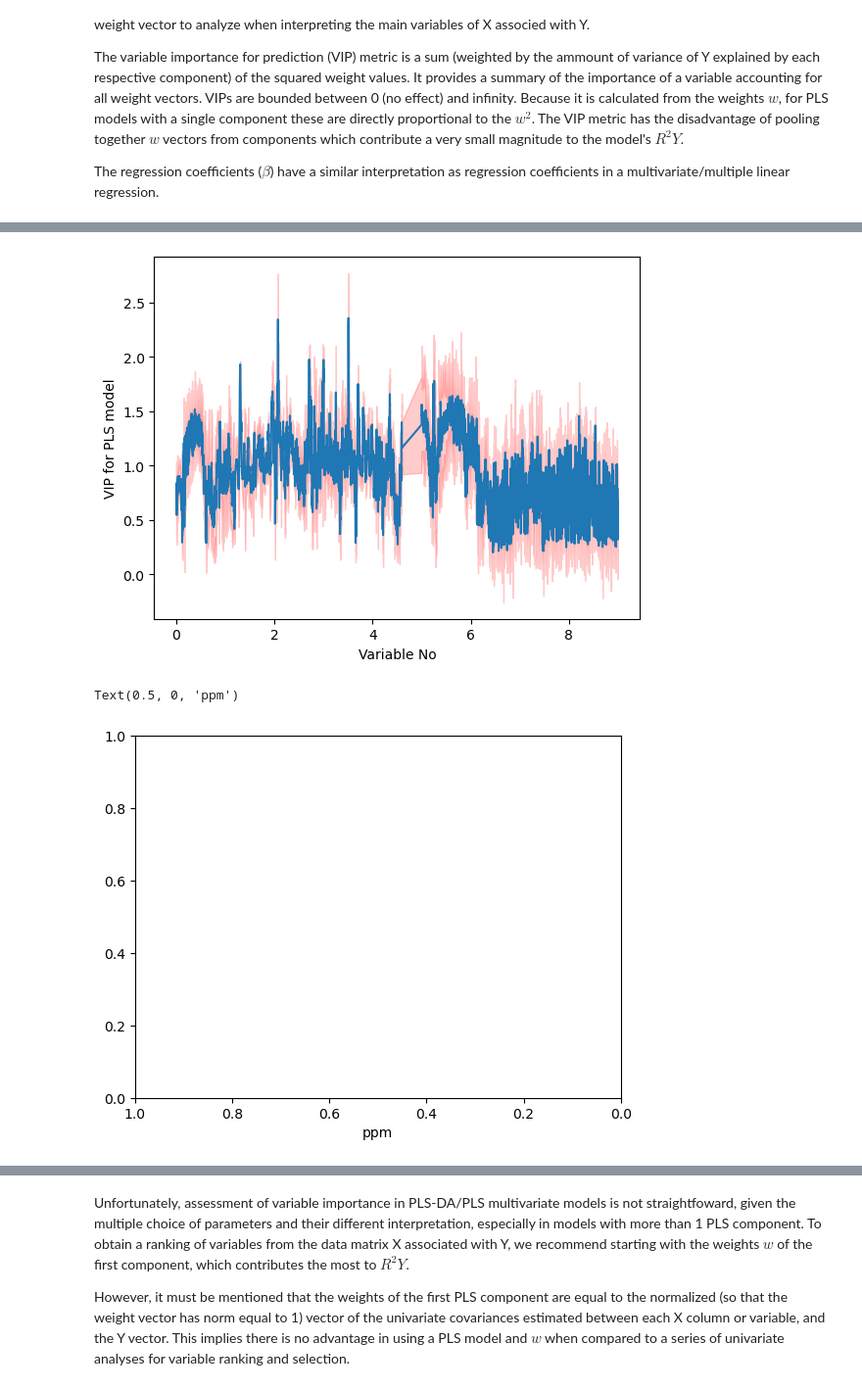
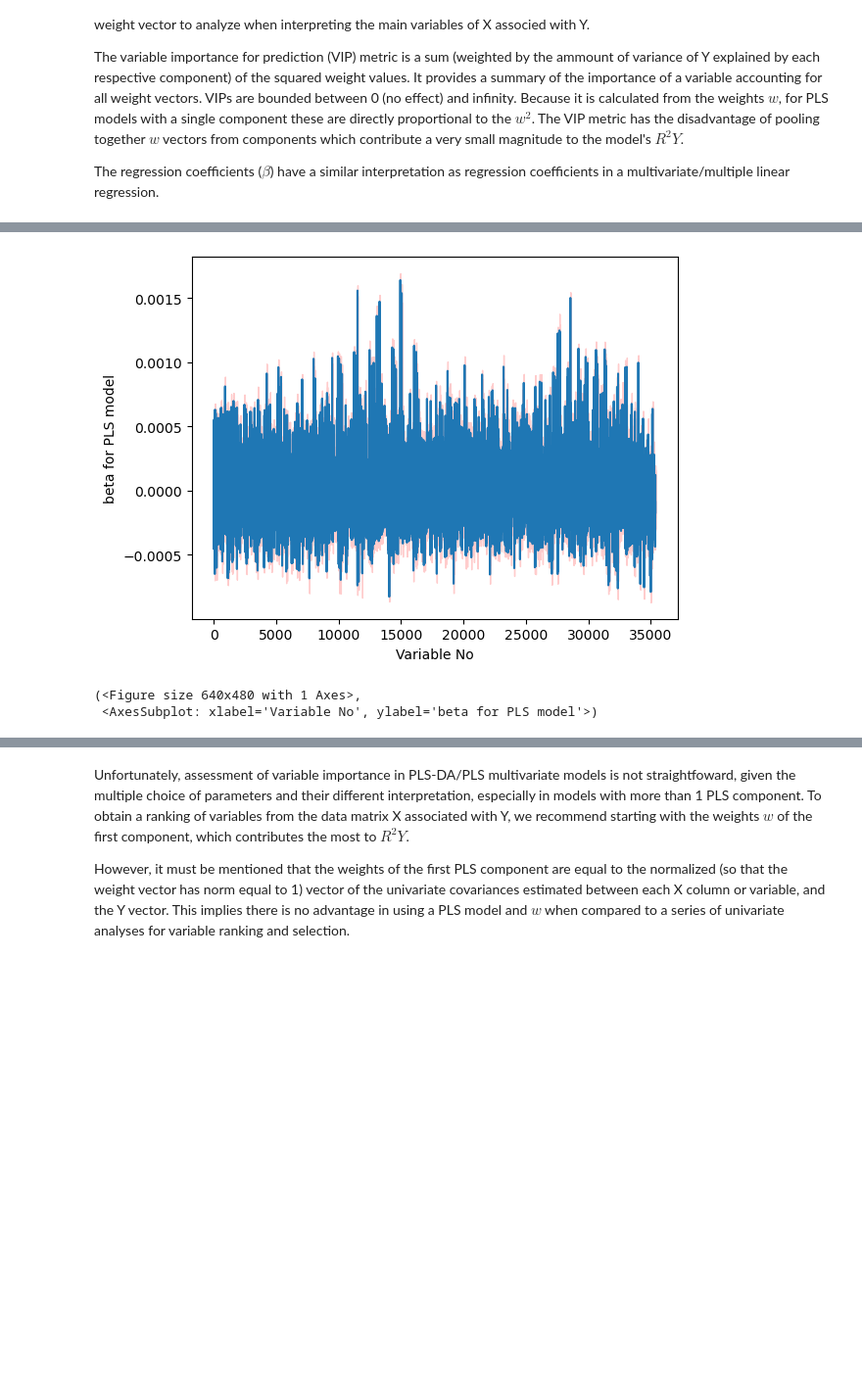
Before and after one commit to IPTC-DataAnalysisCourse/chemometrics-tutorials, a Jupyter notebook: Multivariate Analysis - Supervised Analysis with PLS-DA.ipynb, the cells around one changed output, grey strips where cells are left out. Shown at 98% size. Cells and saved outputs as stored; diff of their text form; code cells hidden in the pictures; blank space fills up the shorter version.

```diff
--- a/Multivariate Analysis - Supervised Analysis with PLS-DA.ipynb
+++ b/Multivariate Analysis - Supervised Analysis with PLS-DA.ipynb
@@ -386,8 +383,6 @@ Text(0.5, 0, 'ppm')
 # %%
-pls_da.plot_model_parameters('VIP', sigma=2, cross_val=True, xaxis=ppm)
-plt.gca().invert_xaxis()
-plt.gca().set_xlabel('ppm')
+pls_da.plot_model_parameters('beta', sigma=2, cross_val=True)
 # %% [output]
-[figure, old version]
+[figure, new version]
-Text(0.5, 0, 'ppm')
+(<Figure size 640x480 with 1 Axes>,
+ <AxesSubplot: xlabel='Variable No', ylabel='beta for PLS model'>)
-[figure, removed]
```
Also changed, not shown: parts of 13 cells of this notebook.
